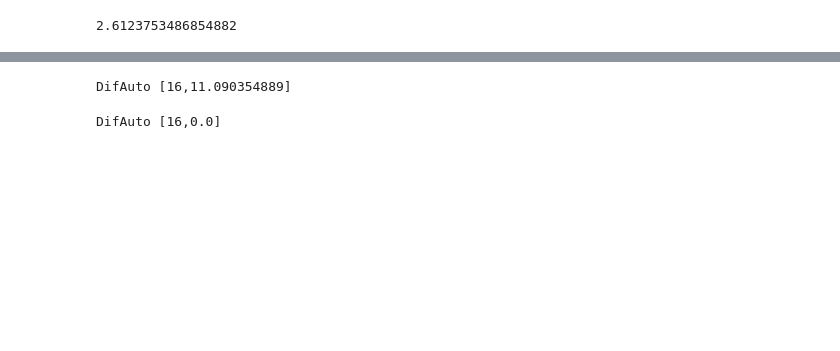
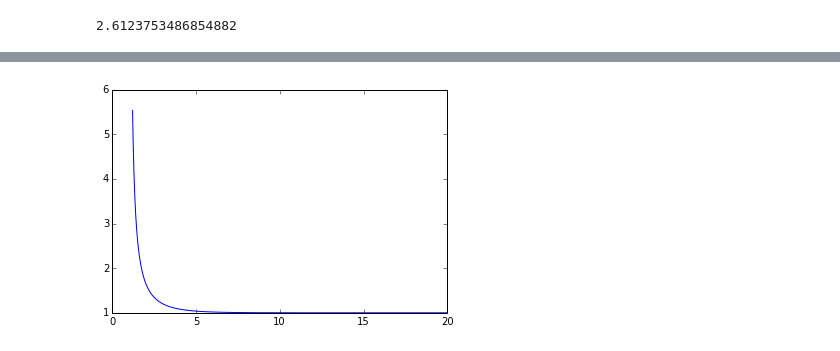
Before and after one commit to davidphysdavalos/ClasePython, a Jupyter notebook: ProyectoFinal/ZetaZeros.ipynb, the cells around one changed output, grey strips where cells are left out. Cells and saved outputs as stored; diff of their text form; code cells hidden in the pictures; blank space fills up the shorter version.

```diff
--- a/ProyectoFinal/ZetaZeros.ipynb
+++ b/ProyectoFinal/ZetaZeros.ipynb
@@ -82,8 +148,11 @@ y=DifAuto(4,1.0)
-# %%
-x**y
-# %% [output]
-DifAuto [16,11.090354889]
-# %%
-y**x
-# %% [output]
-DifAuto [16,0.0]
+# %%
+Xx=np.linspace(1.2,20.0,1000)
+Y=Zmul(Xx)
+# %%
+# Como que en los reales si jala la definicion multiplicativa....
+
+plt.figure()
+plt.plot(Xx,Y)
+plt.show()
+# %% [output]
+[figure, added]
```
Also changed, not shown: parts of 31 cells of this notebook, 3 other files.
